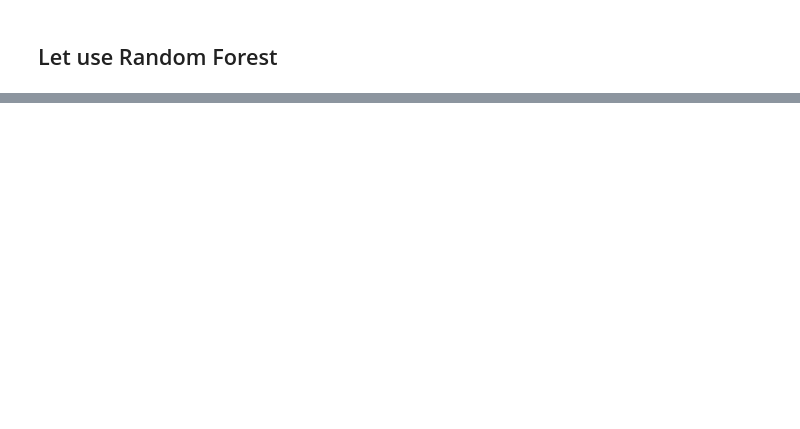
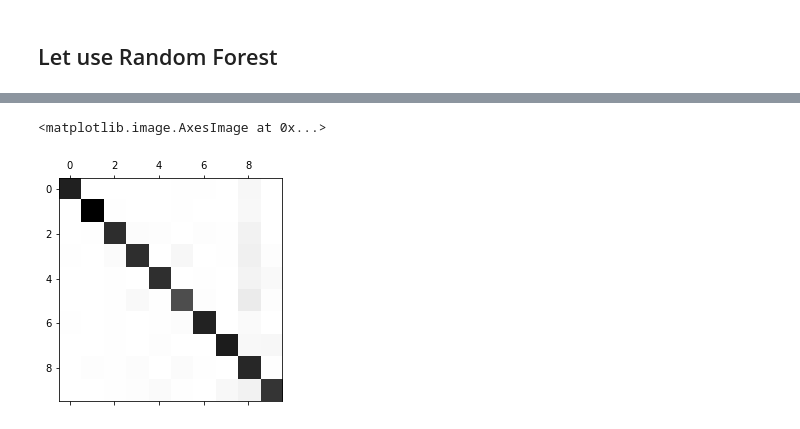
Before and after one commit to gsoosk/HandsonML, a Jupyter notebook: MNIST.ipynb, the cells around one changed output, grey strips where cells are left out. Cells and saved outputs as stored; diff of their text form; code cells hidden in the pictures; blank space fills up the shorter version.

```diff
--- a/MNIST.ipynb
+++ b/MNIST.ipynb
@@ -233,0 +309,3 @@ array([0. , 0.3, 0. , ..., 0. , 0. , 0.1])
+# %%
+forest_model.fit(X_train, y_train)
+forest_model.predict([digit])
@@ -233,0 +326,5 @@ array([0. , 0.3, 0. , ..., 0. , 0. , 0.1])
+# %%
+from sklearn.preprocessing import StandardScaler
+scaler = StandardScaler()
+X_train_scaled = scaler.fit_transform(X_train.astype(np.float64))
+cross_val_score(sgd, X_train_scaled, y_train, cv=3, scoring="accuracy")
@@ -233,0 +338,5 @@ array([0. , 0.3, 0. , ..., 0. , 0. , 0.1])
+# %%
+y_train_predict = cross_val_predict(sgd, X_train_scaled, y_train, cv=3, n_jobs=-1)
+# %%
+conf_matrix = confusion_matrix(y_train, y_train_predict)
+conf_matrix
@@ -233,0 +354,5 @@ array([0. , 0.3, 0. , ..., 0. , 0. , 0.1])
+# %%
+plt.matshow(conf_matrix, cmap=matplotlib.cm.binary)
+# %% [output]
+<matplotlib.image.AxesImage at 0x...>
+[figure, added]
```
Also changed, not shown: parts of 60 cells of this notebook.
